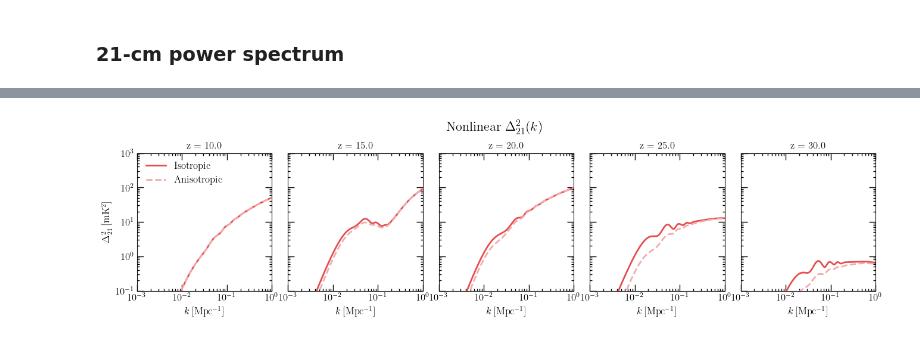
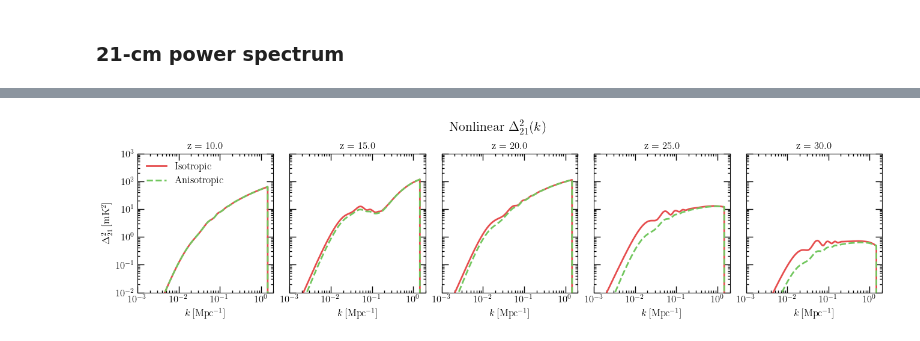
Before and after one commit to ryanyrzh/Zeus21, a Jupyter notebook: aniso_tests/aniso_PopIII.ipynb, the cells around one changed output, grey strips where cells are left out. Cells and saved outputs as stored; diff of their text form; code cells hidden in the pictures.

```diff
--- a/aniso_tests/aniso_PopIII.ipynb
+++ b/aniso_tests/aniso_PopIII.ipynb
@@ -225,10 +225,10 @@ for i, kchoose in enumerate(k_values):
 
     ax = axes[i]
     ax.semilogy(zlistHighRes, powerSpectrum, color="#E64D4E", linewidth=2, label='Isotropic')
-    ax.semilogy(zlistHighRes, powerSpectrum_aniso, color="#F2ACAC", linewidth=2, linestyle='--', label='Anisotropic')
+    ax.semilogy(zlistHighRes, powerSpectrum_aniso, color="#72C75F", linewidth=2, linestyle='--', label='Anisotropic')
 
-    ax.set_xlim([10, 30])
-    ax.set_ylim([1, 200])
+    # ax.set_xlim([10, 35])
+    ax.set_ylim([0.01, 200])
     ax.set_title(f"k = {kchoose:g} Mpc$^{{-1}}$", fontsize=12)
     ax.tick_params(which='major', length=8, width=1, direction='in', top=True, bottom=True, left=True, right=True)
     ax.tick_params(which='minor', length=3, width=1, direction='in', top=True, bottom=True, left=True, right=True)
@@ -244,28 +244,28 @@ plt.show()
 # %%
 z_values = [10, 15, 20, 25, 30]
 klistHighRes = np.geomspace(1e-4, 1e1, 1000)
 
 fig, axes = plt.subplots(1, len(z_values), figsize=(16, 3.3), sharex=True, sharey=True)
 
 for i, zchoose in enumerate(z_values):
     powerSpectrum = Deltasq_T21_interp((zchoose, klistHighRes))
     powerSpectrum_aniso = Deltasq_T21_interp_aniso((zchoose, klistHighRes))
 
     ax = axes[i]
     ax.loglog(klistHighRes, powerSpectrum, color="#E64D4E", linewidth=2, label='Isotropic')
-    ax.loglog(klistHighRes, powerSpectrum_aniso, color="#F2ACAC", linewidth=2, linestyle='--', label='Anisotropic')
+    ax.loglog(klistHighRes, powerSpectrum_aniso, color="#72C75F", linewidth=2, linestyle='--', label='Anisotropic')
 
-    ax.set_xlim([1e-3, 1e0])
-    ax.set_ylim([1e-1, 1e3])
+    ax.set_xlim([1e-3, 2])
+    ax.set_ylim([1e-2, 1e3])
     ax.set_title(f"z = {zchoose:.1f}", fontsize=12)
     ax.tick_params(which='major', length=8, width=1, direction='in', top=True, bottom=True, left=True, right=True)
     ax.tick_params(which='minor', length=3, width=1, direction='in', top=True, bottom=True, left=True, right=True)
     ax.set_xlabel(r'$k\,\rm [Mpc^{-1}]$', fontsize=12)
 
 axes[0].set_ylabel(r'$\Delta^2_{21}\,\rm[mK^2]$', fontsize=12)
 axes[0].legend(fontsize=12, frameon=False, loc='upper left')
 fig.subplots_adjust(wspace=0.12, top=0.81)
 fig.suptitle(r'Nonlinear $\Delta^2_{21}(k)$', fontsize=16)
 plt.show()
 # %% [output]
-[figure, old version]
+[figure, new version]
```
Also changed, not shown: parts of 1 cell of this notebook, 1 other file.
